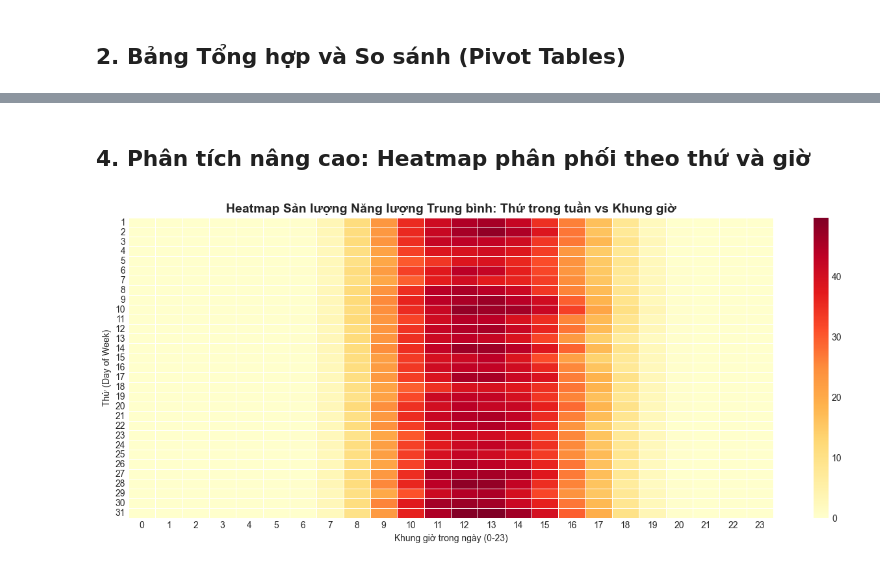
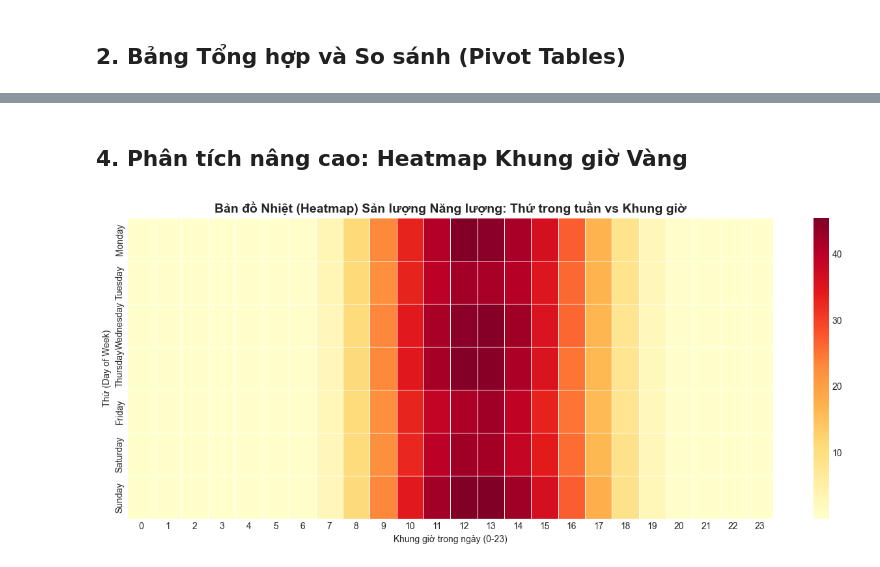
Before and after one commit to nguyenvunhut/solar-engergy, a Jupyter notebook: notebooks/pattern_discovery.ipynb, the cells around one changed output, grey strips where cells are left out. Cells and saved outputs as stored; diff of their text form; code cells hidden in the pictures.

Commit message:
feat(eda): [SCRUM-50] Refactor pattern discovery notebook to evaluate weekend patterns

```diff
--- a/notebooks/pattern_discovery.ipynb
+++ b/notebooks/pattern_discovery.ipynb
@@ -35,12 +35,11 @@ print("Đã kết nối Database thành công!")
 # Kéo dữ liệu từ view và join với dim_date
 query = """
     SELECT
+        m.date_id,
         m.hourly_bucket,
         m.e_hourly as total_energy,
         d.is_holiday,
-        d.is_semester,
-        d.is_exam,
-        d.day
+        d.month
     FROM bi_mart.mv_bi_mart_hourly_measures m
     JOIN bi_mart.dim_date d ON m.date_id = d.date_id
 """
@@ -51,14 +50,17 @@ if df.empty:
     print("Không có dữ liệu!")
 else:
     # Xử lý kiểu dữ liệu
-    cols_to_convert = ['is_holiday', 'is_semester', 'is_exam']
-    for col in cols_to_convert:
-        df[col] = df[col].astype(str).str.strip().str.lower()
-        # Chuyển về True/False hoặc mô tả dễ đọc hơn
-        df[col] = df[col].map({'true': 'Yes', 'false': 'No', '1': 'Yes', '0': 'No'}).fillna('Unknown')
+    df['is_holiday'] = df['is_holiday'].astype(str).str.strip().str.lower()
+    df['is_holiday'] = df['is_holiday'].map({'true': 'Yes', 'false': 'No', '1': 'Yes', '0': 'No'}).fillna('Unknown')
 
-    # Loại bỏ null energy (do ban đêm v.v. nhưng ta muốn giữ phân phối đúng)
+    # Tạo thêm đặc trưng (Features)
+    df['date'] = pd.to_datetime(df['date_id'].astype(str), format='%Y%m%d')
+    df['day_of_week'] = df['date'].dt.day_name() # Thứ trong tuần
+    df['is_weekend'] = df['date'].dt.dayofweek.isin([5, 6]).map({True: 'Yes', False: 'No'})
+
+    # Lọc bỏ giá trị rác (âm) hoặc fill null
     df['total_energy'] = df['total_energy'].fillna(0)
+    df.loc[df['total_energy'] < 0, 'total_energy'] = 0
 
     print(f"Kéo thành công {len(df)} dòng dữ liệu.")
     display(df.head())
@@ -146,15 +131,17 @@ plt.show()
 # %% [markdown]
-## 4. Phân tích nâng cao: Heatmap phân phối theo thứ và giờ
+## 4. Phân tích nâng cao: Heatmap Khung giờ Vàng
 # %%
 # Heatmap phân phối sản lượng theo Giờ và Thứ (Day of week)
-# Lấy day of week (từ 1 đến 7)
-heatmap_data = df.pivot_table(index='day', columns='hourly_bucket', values='total_energy', aggfunc='mean').fillna(0)
+# Sắp xếp thứ tự các ngày trong tuần
+days_order = ['Monday', 'Tuesday', 'Wednesday', 'Thursday', 'Friday', 'Saturday', 'Sunday']
+heatmap_data = df.pivot_table(index='day_of_week', columns='hourly_bucket', values='total_energy', aggfunc='mean').fillna(0)
+heatmap_data = heatmap_data.reindex(days_order)
 
 plt.figure(figsize=(16, 6))
 sns.heatmap(heatmap_data, cmap='YlOrRd', annot=False, fmt=".1f", linewidths=.5)
-plt.title('Heatmap Sản lượng Năng lượng Trung bình: Thứ trong tuần vs Khung giờ', fontsize=14, fontweight='bold')
+plt.title('Bản đồ Nhiệt (Heatmap) Sản lượng Năng lượng: Thứ trong tuần vs Khung giờ', fontsize=14, fontweight='bold')
 plt.xlabel('Khung giờ trong ngày (0-23)')
 plt.ylabel('Thứ (Day of Week)')
 plt.show()
 # %% [output]
-[figure, old version]
+[figure, new version]
```
Also changed, not shown: parts of 8 cells of this notebook.
